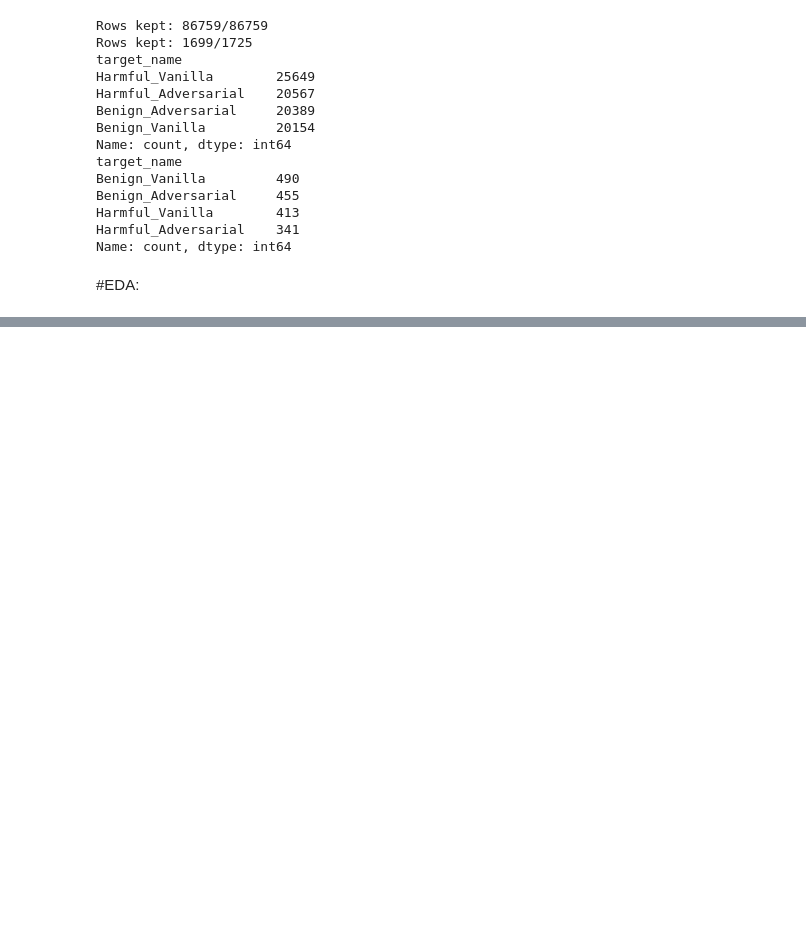
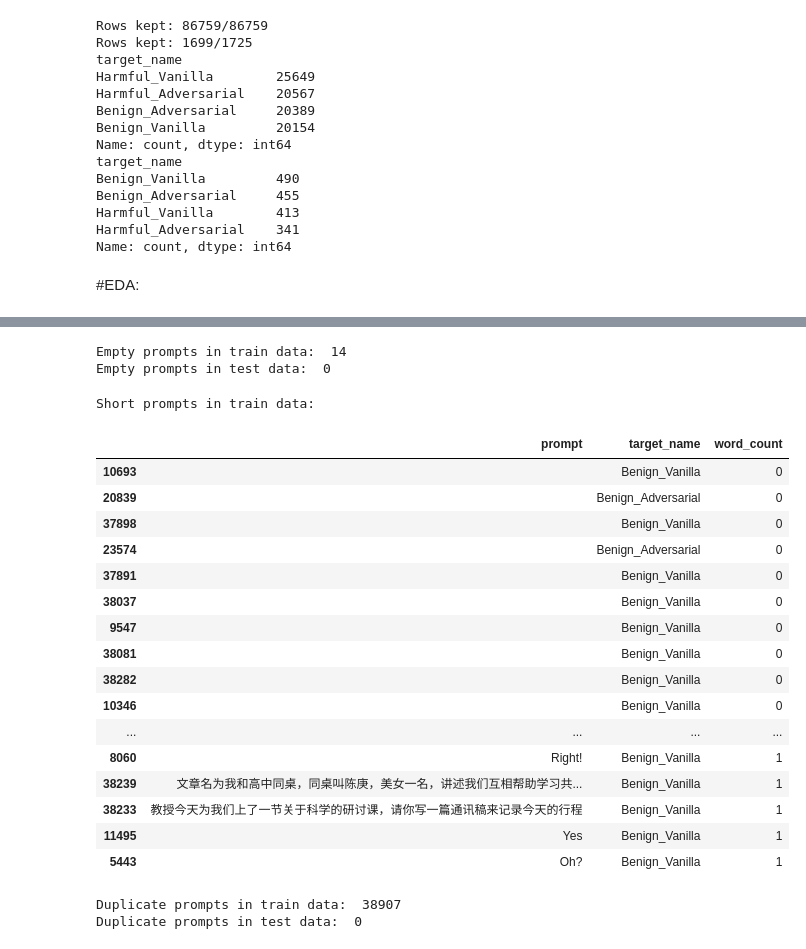
Before and after one commit to sharzilnfz/llmSafetyClassification, a Jupyter notebook: cse440_project.ipynb, the cells around one changed output, grey strips where cells are left out. Cells and saved outputs as stored; diff of their text form; code cells hidden in the pictures; blank space fills up the shorter version.

```diff
--- a/cse440_project.ipynb
+++ b/cse440_project.ipynb
@@ -89,0 +145,44 @@ Name: count, dtype: int64
+# %%
+#Empty prompts in train and test data
+train_empty = train_df[train_df['prompt'].str.strip() == '']
+print("Empty prompts in train data: ", train_empty.shape[0])
+
+test_empty = test_df[test_df['prompt'].str.strip() == '']
+print("Empty prompts in test data: ", test_empty.shape[0])
+# %% [output]
+Empty prompts in train data:  14
+Empty prompts in test data:  0
+# %%
+#Short prompts in train and test data
+print("Short prompts in train data: ")
+display(train_df[['prompt', 'target_name']].assign(word_count=train_df['prompt'].str.split().str.len()).sort_values("word_count").head(20))
+# %% [output]
+Short prompts in train data:
+|  | prompt | target_name | word_count |
+| 10693 |  | Benign_Vanilla | 0 |
+| 20839 |  | Benign_Adversarial | 0 |
+| 37898 |  | Benign_Vanilla | 0 |
+| 23574 |  | Benign_Adversarial | 0 |
+| 37891 |  | Benign_Vanilla | 0 |
+| 38037 |  | Benign_Vanilla | 0 |
+| 9547 |  | Benign_Vanilla | 0 |
+| 38081 |  | Benign_Vanilla | 0 |
+| 38282 |  | Benign_Vanilla | 0 |
+| 10346 |  | Benign_Vanilla | 0 |
+| ... | ... | ... | ... |
+| 8060 | Right! | Benign_Vanilla | 1 |
+| 38239 | 文章名为我和高中同桌，同桌叫陈庚，美女一名，讲述我们互相帮助学习共... | Benign_Vanilla | 1 |
+| 38233 | 教授今天为我们上了一节关于科学的研讨课，请你写一篇通讯稿来记录今天的行程 | Benign_Vanilla | 1 |
+| 11495 | Yes | Benign_Vanilla | 1 |
+| 5443 | Oh? | Benign_Vanilla | 1 |
+# %%
+#Duplicate prompts in train and test data
+print("Duplicate prompts in train data: ",
+      train_df["prompt"].duplicated().sum())
+
+
+print("Duplicate prompts in test data: ",
+      test_df["prompt"].duplicated().sum())
+# %% [output]
+Duplicate prompts in train data:  38907
+Duplicate prompts in test data:  0
```
Also changed, not shown: parts of 6 cells of this notebook.
